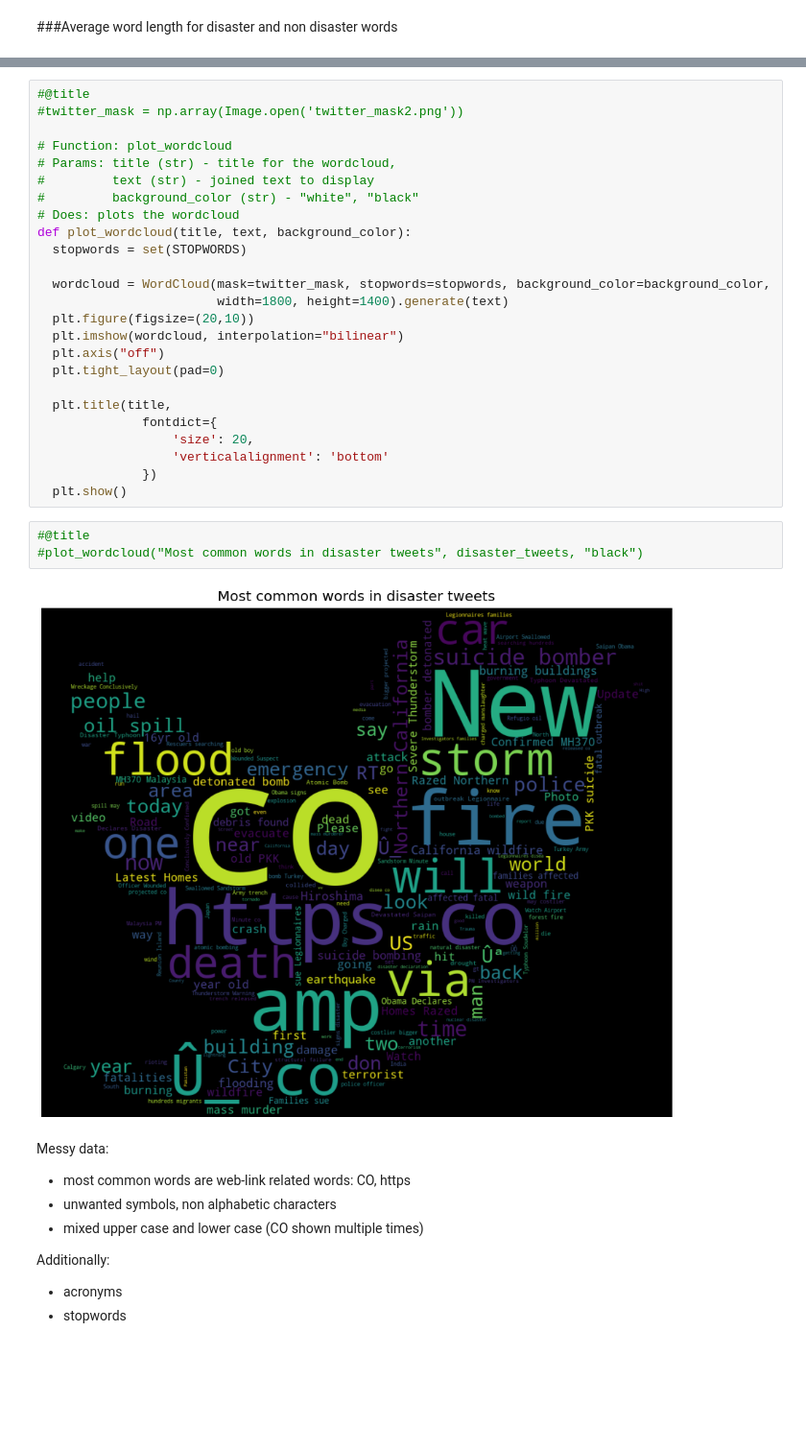
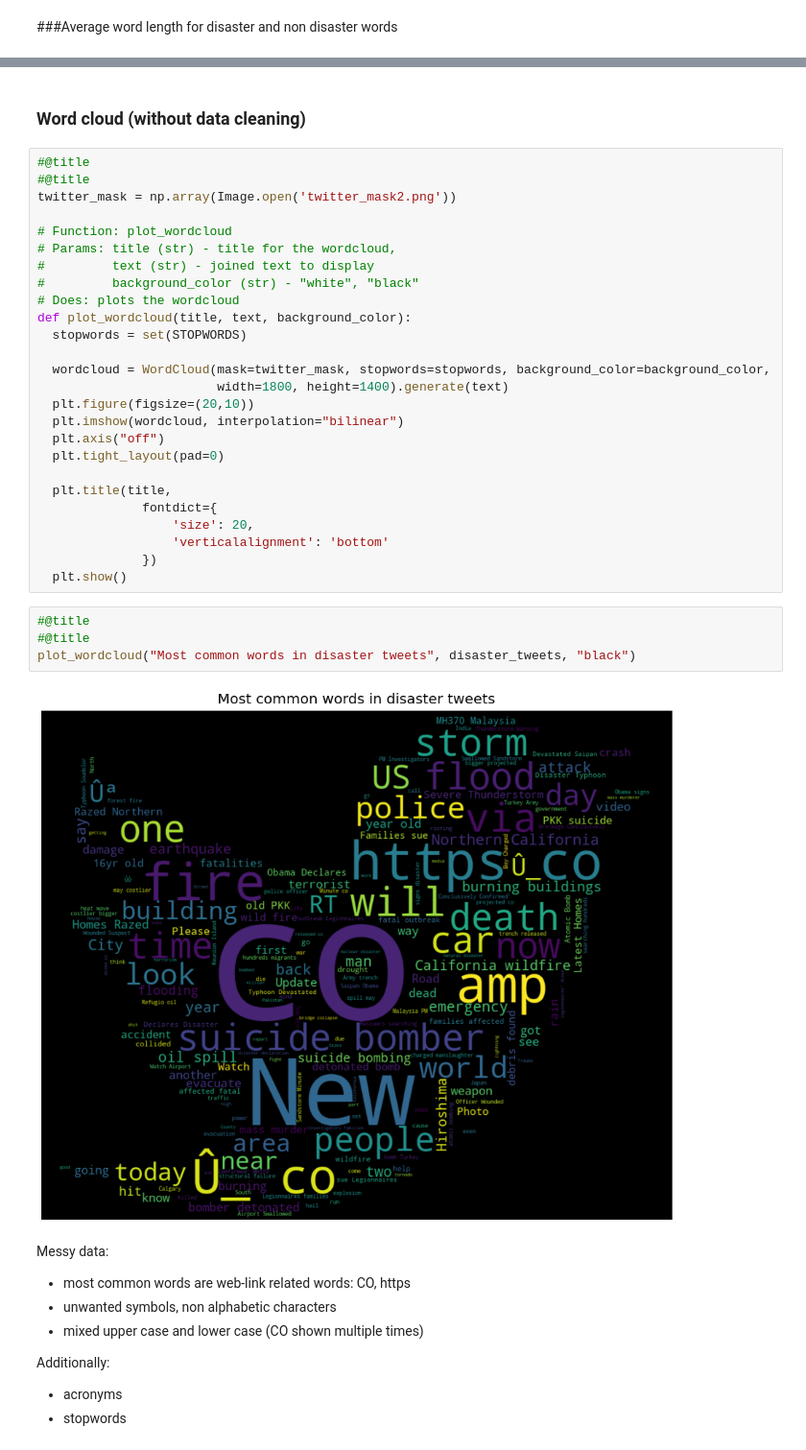
Before and after one commit to pranshudiwan/NLP_CS_6200, a Jupyter notebook: NLP_test.ipynb, the cells around one changed output, grey strips where cells are left out. Shown at 96% size. Cells and saved outputs as stored; diff of their text form; blank space fills up the shorter version.

```diff
--- a/NLP_test.ipynb
+++ b/NLP_test.ipynb
@@ -244,6 +246,9 @@ plt.bar(x,y,color='green')
+# %% [markdown]
+### Word cloud (without data cleaning)
 # %%
 #@title
-#twitter_mask = np.array(Image.open('twitter_mask2.png'))
+#@title
+twitter_mask = np.array(Image.open('twitter_mask2.png'))
 
 # Function: plot_wordcloud
 # Params: title (str) - title for the wordcloud,
@@ -268,9 +273,10 @@ def plot_wordcloud(title, text, background_color):
   plt.show()
 # %%
 #@title
-#plot_wordcloud("Most common words in disaster tweets", disaster_tweets, "black")
+#@title
+plot_wordcloud("Most common words in disaster tweets", disaster_tweets, "black")
 # %% [output]
-[figure, old version]
+[figure, new version]
 # %% [markdown]
 Messy data:
   - most common words are web-link related words: CO, https
```
Also changed, not shown: parts of 83 cells of this notebook.
